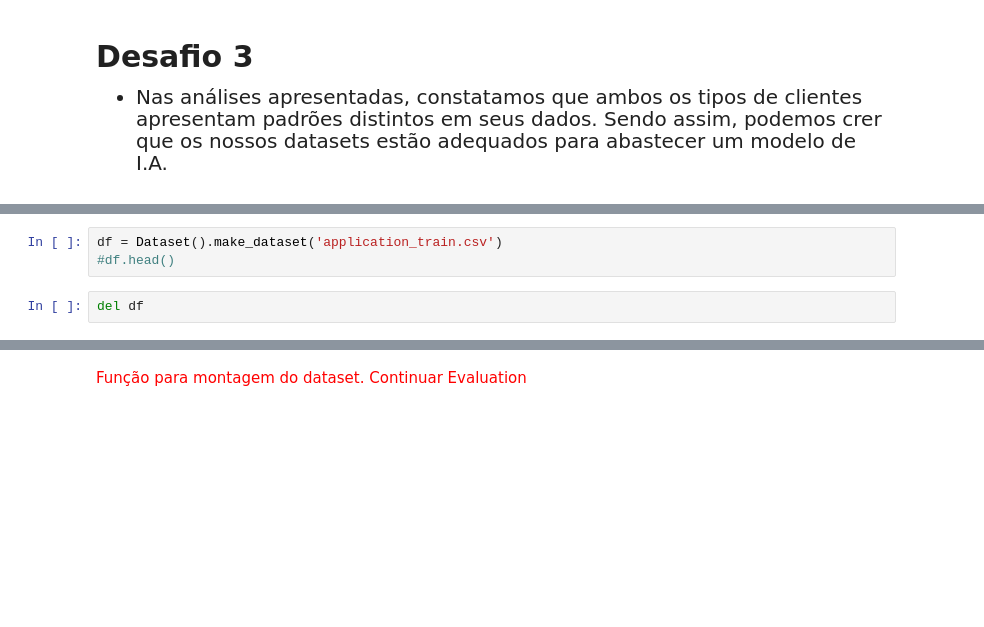
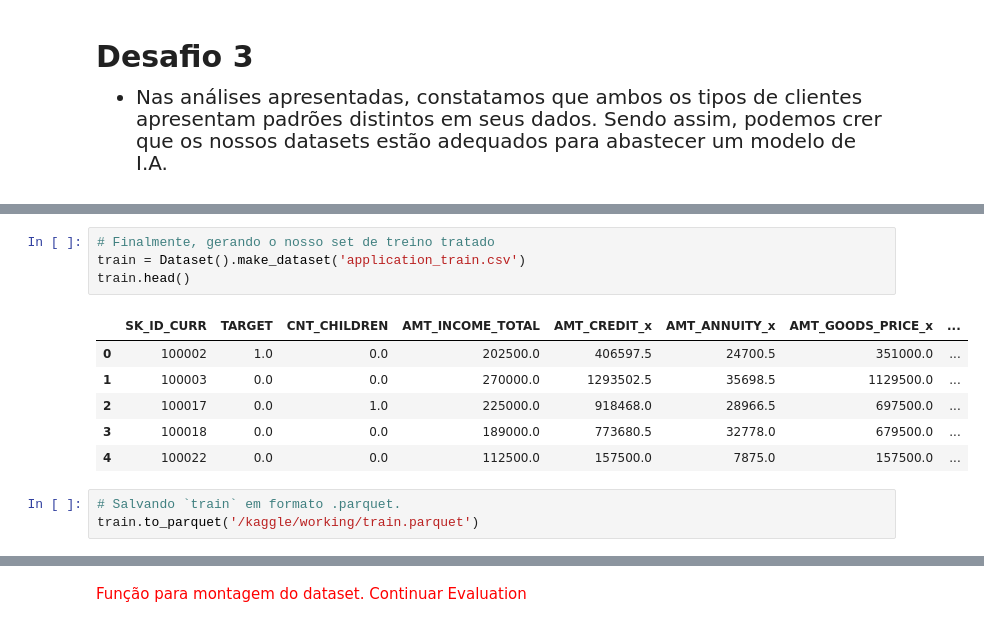
Before and after one commit to felipesveiga/home-loans, a Jupyter notebook: project/home-default.ipynb, the cells around one changed output, grey strips where cells are left out. Saved outputs shown, nothing was run; the diff lists cells and outputs as text; blank space fills up the shorter version.

```diff
--- a/project/home-default.ipynb
+++ b/project/home-default.ipynb
@@ -632,8 +663,17 @@ class Dataset:
             new_df = self._dataset_num(path).drop('TARGET', axis=1) # Removendo a TARGET impedir data leakage na fase de modelagem.
             df = df.merge(new_df, how='left', left_on='SK_ID_CURR', right_on='SK_ID_CURR')
         return df
-# %%
-df = Dataset().make_dataset('application_train.csv')
-#df.head()
-# %%
-del df
+# %%
+# Finalmente, gerando o nosso set de treino tratado
+train = Dataset().make_dataset('application_train.csv')
+train.head()
+# %% [output]
+|  | SK_ID_CURR | TARGET | CNT_CHILDREN | AMT_INCOME_TOTAL | AMT_CREDIT_x | AMT_ANNUITY_x | AMT_GOODS_PRICE_x | ... |
+| 0 | 100002 | 1.0 | 0.0 | 202500.0 | 406597.5 | 24700.5 | 351000.0 | ... |
+| 1 | 100003 | 0.0 | 0.0 | 270000.0 | 1293502.5 | 35698.5 | 1129500.0 | ... |
+| 2 | 100017 | 0.0 | 1.0 | 225000.0 | 918468.0 | 28966.5 | 697500.0 | ... |
+| 3 | 100018 | 0.0 | 0.0 | 189000.0 | 773680.5 | 32778.0 | 679500.0 | ... |
+| 4 | 100022 | 0.0 | 0.0 | 112500.0 | 157500.0 | 7875.0 | 157500.0 | ... |
+# %%
+# Salvando `train` em formato .parquet.
+train.to_parquet('/kaggle/working/train.parquet')
```
Also changed, not shown: parts of 2 cells of this notebook.
